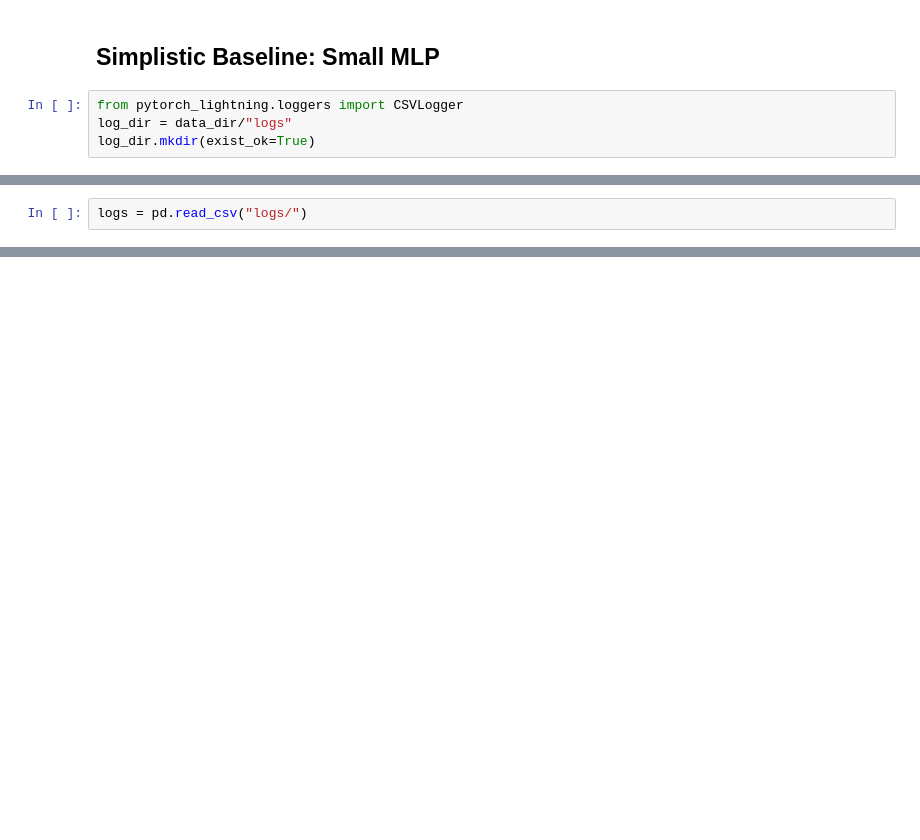
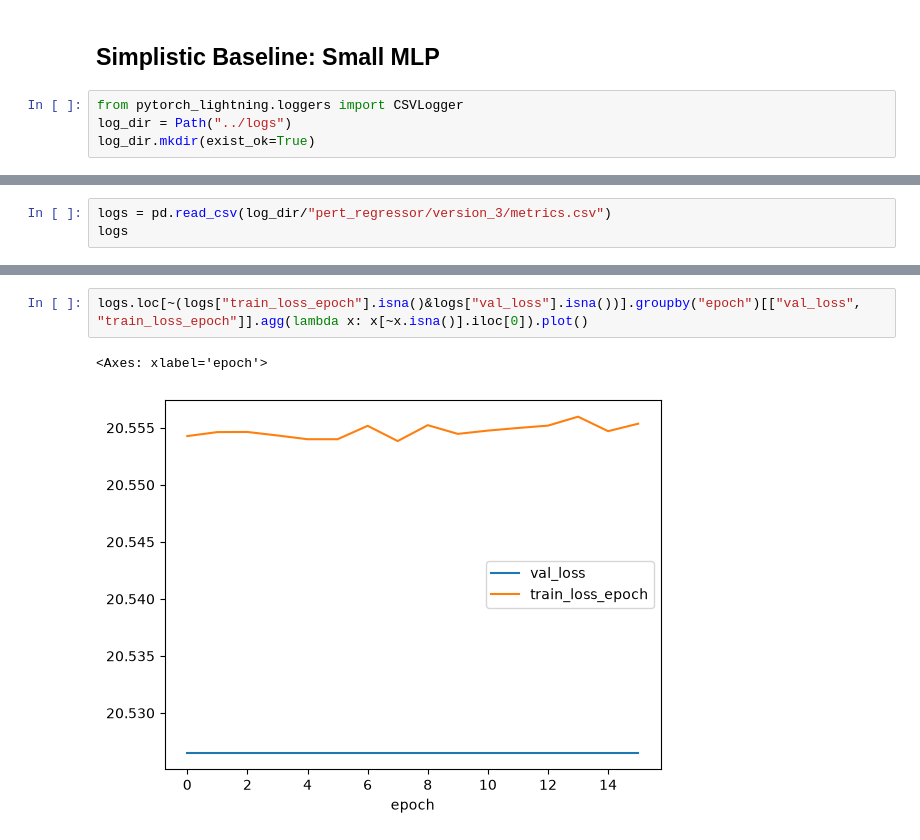
Before and after one commit to NTBiotech/scMLCourse, a Jupyter notebook: notebooks/task_3_perturbation.ipynb, the cells around one changed output, grey strips where cells are left out. Cells and saved outputs as stored; diff of their text form; blank space fills up the shorter version.

```diff
--- a/notebooks/task_3_perturbation.ipynb
+++ b/notebooks/task_3_perturbation.ipynb
@@ -21,7 +31,7 @@ data_module = DataModule(data_dir/"qced_data.h5ad", n_workers=25, n_top_genes=10
 ## Simplistic Baseline: Small MLP
 # %%
 from pytorch_lightning.loggers import CSVLogger
-log_dir = data_dir/"logs"
+log_dir = Path("../logs")
 log_dir.mkdir(exist_ok=True)
 # %%
 mlp_config = dict(
@@ -35,2 +67,3 @@ train(model, data_module, max_epochs=1)
 # %%
-logs = pd.read_csv("logs/")
+logs = pd.read_csv(log_dir/"pert_regressor/version_3/metrics.csv")
+logs
@@ -36,0 +84,5 @@ logs = pd.read_csv("logs/")
+# %%
+logs.loc[~(logs["train_loss_epoch"].isna()&logs["val_loss"].isna())].groupby("epoch")[["val_loss", "train_loss_epoch"]].agg(lambda x: x[~x.isna()].iloc[0]).plot()
+# %% [output]
+<Axes: xlabel='epoch'>
+[figure, added]
```
Also changed, not shown: parts of 5 cells of this notebook, 1 other file.
